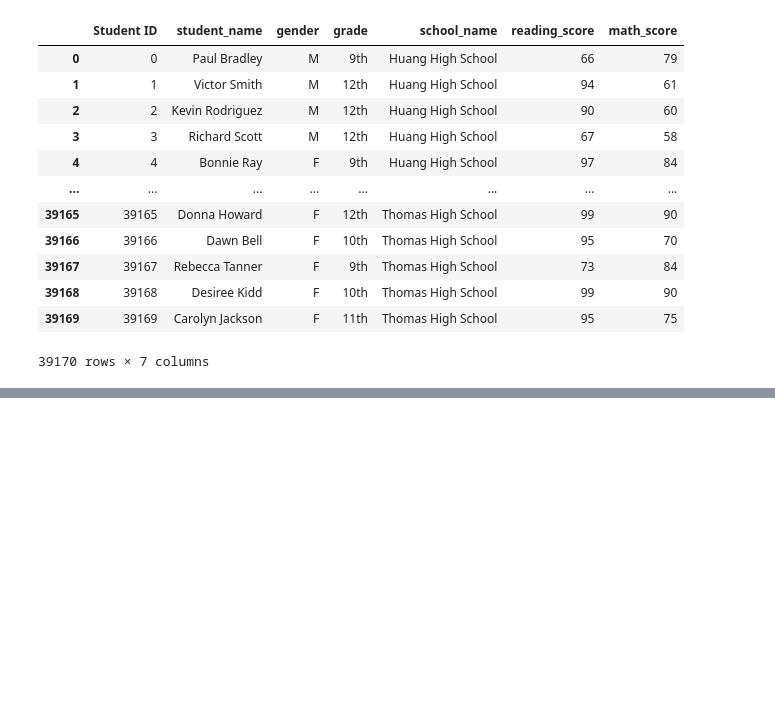
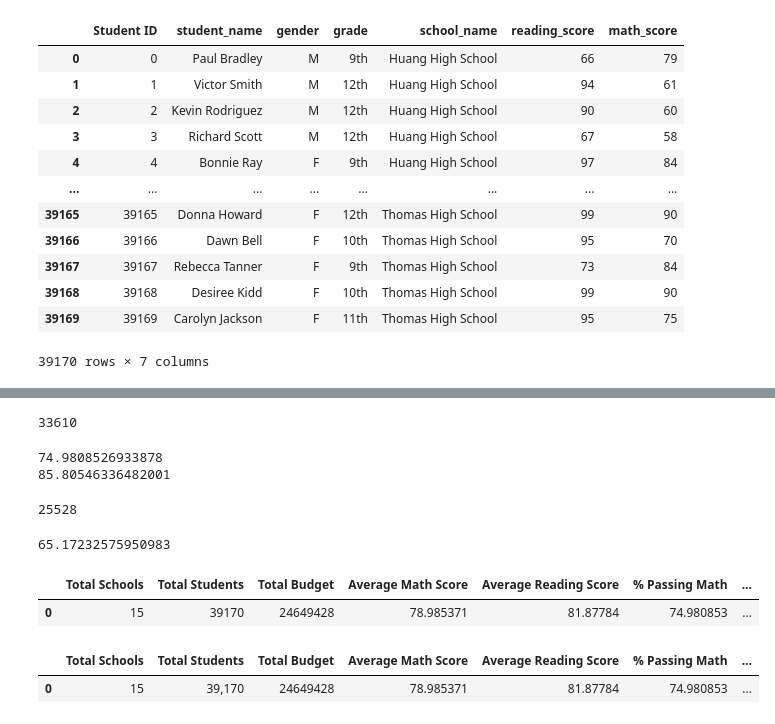
Before and after one commit to Pooja-boot-git/School_District_Analysis, a Jupyter notebook: PyCitySchools.ipynb, the cells around one changed output, grey strips where cells are left out. Drawn from its saved outputs; the diff is of its cells as text; code cells hidden in the pictures; blank space fills up the shorter version.

Commit message:
district summary complete.

```diff
--- a/PyCitySchools.ipynb
+++ b/PyCitySchools.ipynb
@@ -155,0 +244,55 @@ student_data_df
+# %%
+# Get all the students that are passing reading in a new DataFrame.
+passing_reading = school_data_complete_df[school_data_complete_df["reading_score"] >= 70]
+passing_reading_count = passing_reading["student_name"].count()
+print(passing_reading_count)
+# %% [output]
+33610
+# %%
+# Calculate the percent that passed math.
+passing_math_percentage = passing_math_count / float(student_count) * 100
+
+# Calculate the percent that passed reading.
+passing_reading_percentage = passing_reading_count / float(student_count) * 100
+# %%
+print(passing_math_percentage)
+print(passing_reading_percentage)
+# %% [output]
+74.9808526933878
+85.80546336482001
+# %%
+# Calculate the students who passed both math and reading.
+passing_math_reading = school_data_complete_df[(school_data_complete_df["math_score"] >= 70) & (school_data_complete_df["reading_score"] >= 70)]
+overall_passing_math_reading_count = passing_math_reading.student_name.count()
+overall_passing_math_reading_count
+#passing_math_reading["student_name"].count()
+# %% [output]
+25528
+# %%
+# Calculate the overall passing percentage.
+overall_passing_percentage = overall_passing_math_reading_count/student_count *100
+overall_passing_percentage
+# %% [output]
+65.17232575950983
+# %%
+# Adding a list of values with keys to create a new DataFrame.
+district_summary_df = pd.DataFrame([{
+                      "Total Schools": school_count,
+                      "Total Students": student_count,
+                      "Total Budget": total_budget,
+                      "Average Math Score": avg_math_score,
+                      "Average Reading Score": avg_read_score,
+                      "% Passing Math": passing_math_percentage,
+                      "% Passing Reading": passing_reading_percentage,
+                      "% Overall Passing": overall_passing_percentage}])
+district_summary_df
+# %% [output]
+|  | Total Schools | Total Students | Total Budget | Average Math Score | Average Reading Score | % Passing Math | ... |
+| 0 | 15 | 39170 | 24649428 | 78.985371 | 81.87784 | 74.980853 | ... |
+# %%
+# Format the "Total Students" to have the comma for a thousands separator.
+district_summary_df["Total Students"]=district_summary_df["Total Students"].map("{:,}".format)
+district_summary_df
+# %% [output]
+|  | Total Schools | Total Students | Total Budget | Average Math Score | Average Reading Score | % Passing Math | ... |
+| 0 | 15 | 39,170 | 24649428 | 78.985371 | 81.87784 | 74.980853 | ... |
```
Also changed, not shown: parts of 16 cells of this notebook.
